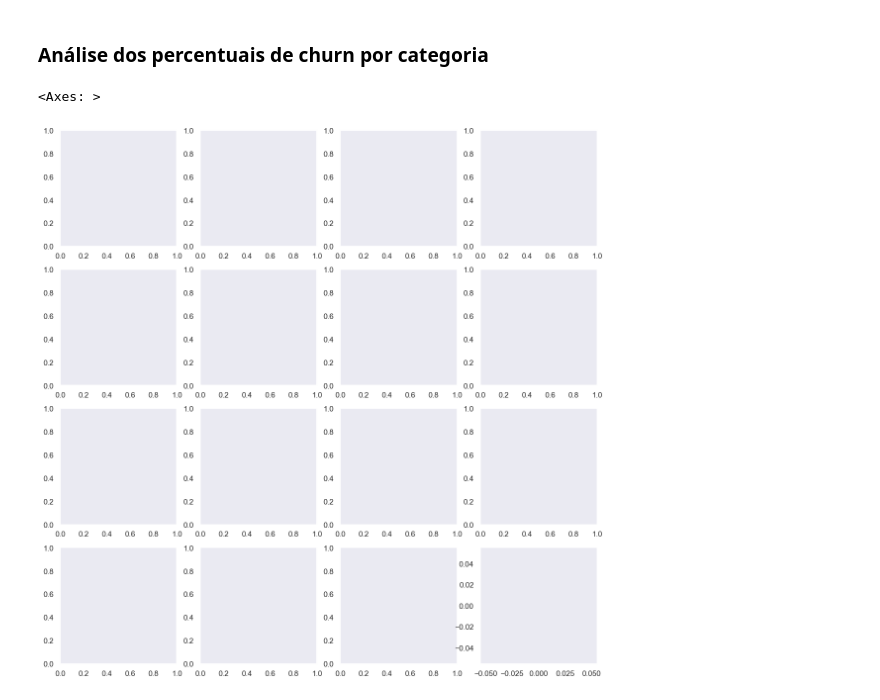
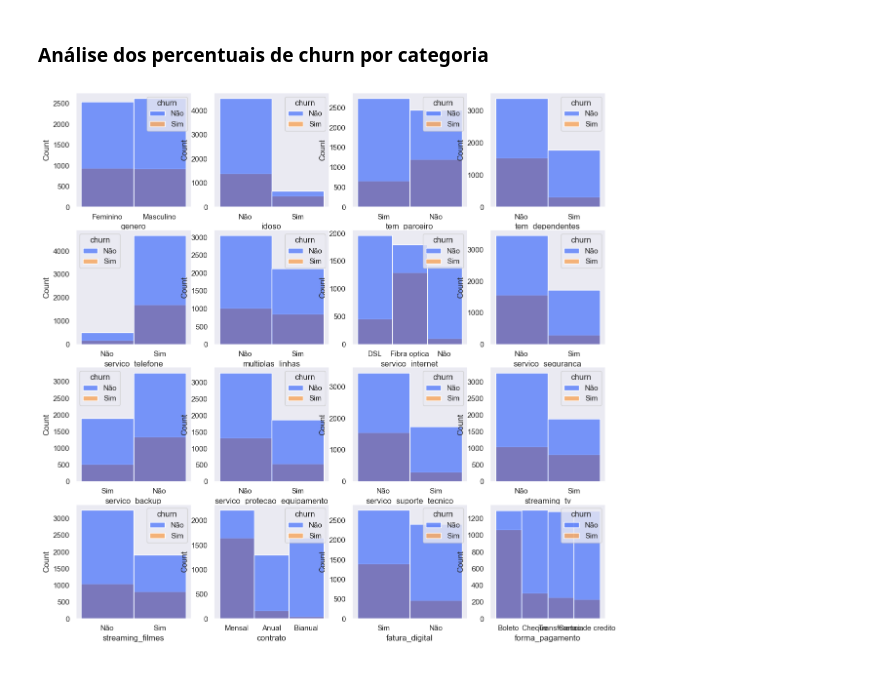
Before and after one commit to thiago207/python-for-data-analysis, a Jupyter notebook: matplotlib-seaborn/seaborn/categoricas_parte_1.ipynb, the cells around one changed output. Saved outputs shown, nothing was run; the diff lists cells and outputs as text; code cells hidden in the pictures.

```diff
--- a/matplotlib-seaborn/seaborn/categoricas_parte_1.ipynb
+++ b/matplotlib-seaborn/seaborn/categoricas_parte_1.ipynb
@@ -69,10 +69,14 @@ Index(['genero', 'idoso', 'tem_parceiro', 'tem_dependentes',
 # %%
 fig, axs = plt.subplots(figsize=(14, 14), ncols=4, nrows=4)
 
 
-sns.histplot()
+for i, coluna in enumerate(colunas_categoricas):
+    sns.histplot(x=coluna, data=df_churn, ax=axs.flat[i], hue='churn')
+
+
+
+
 
 plt.show()
 # %% [output]
-<Axes: >
-[figure, old version]
+[figure, new version]
```
Also changed, not shown: 1 other file.
